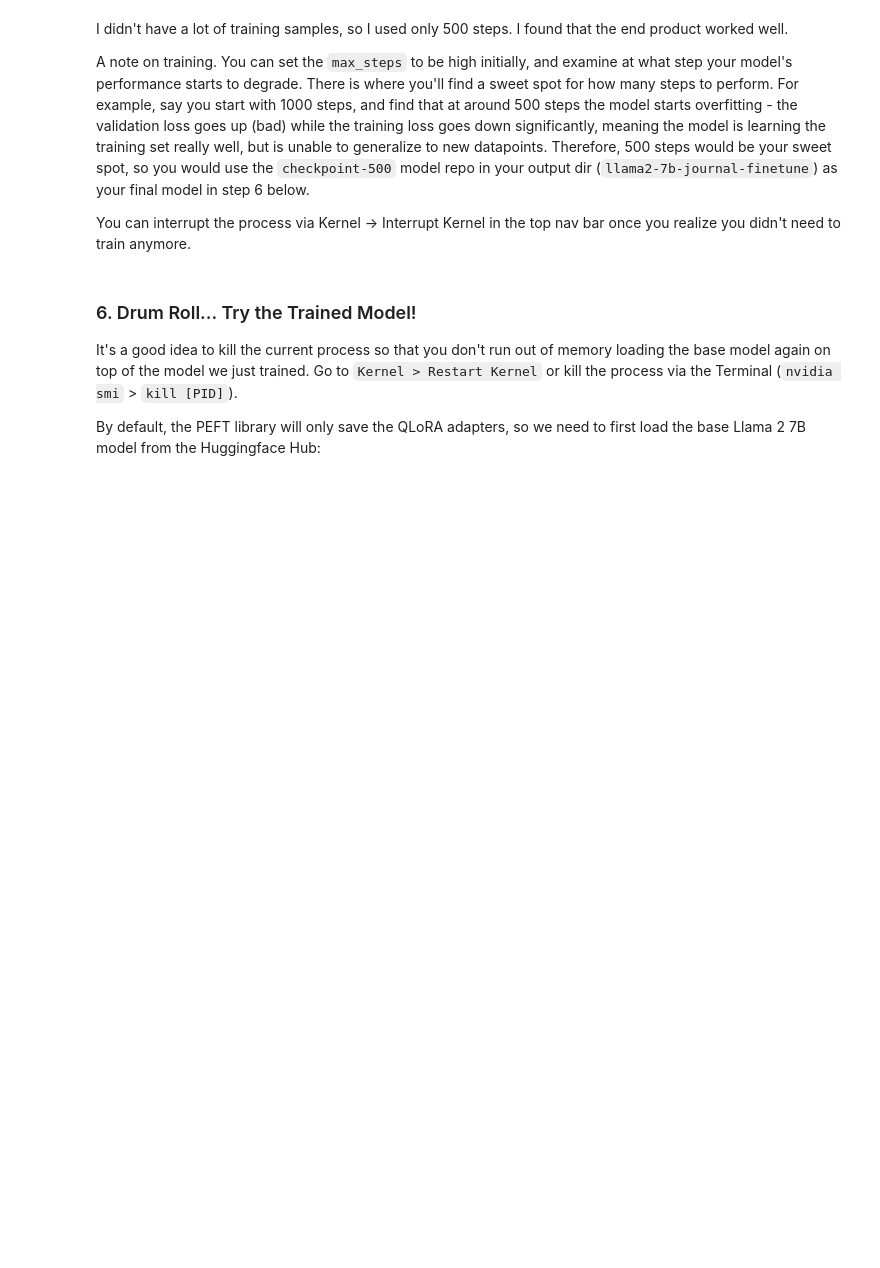
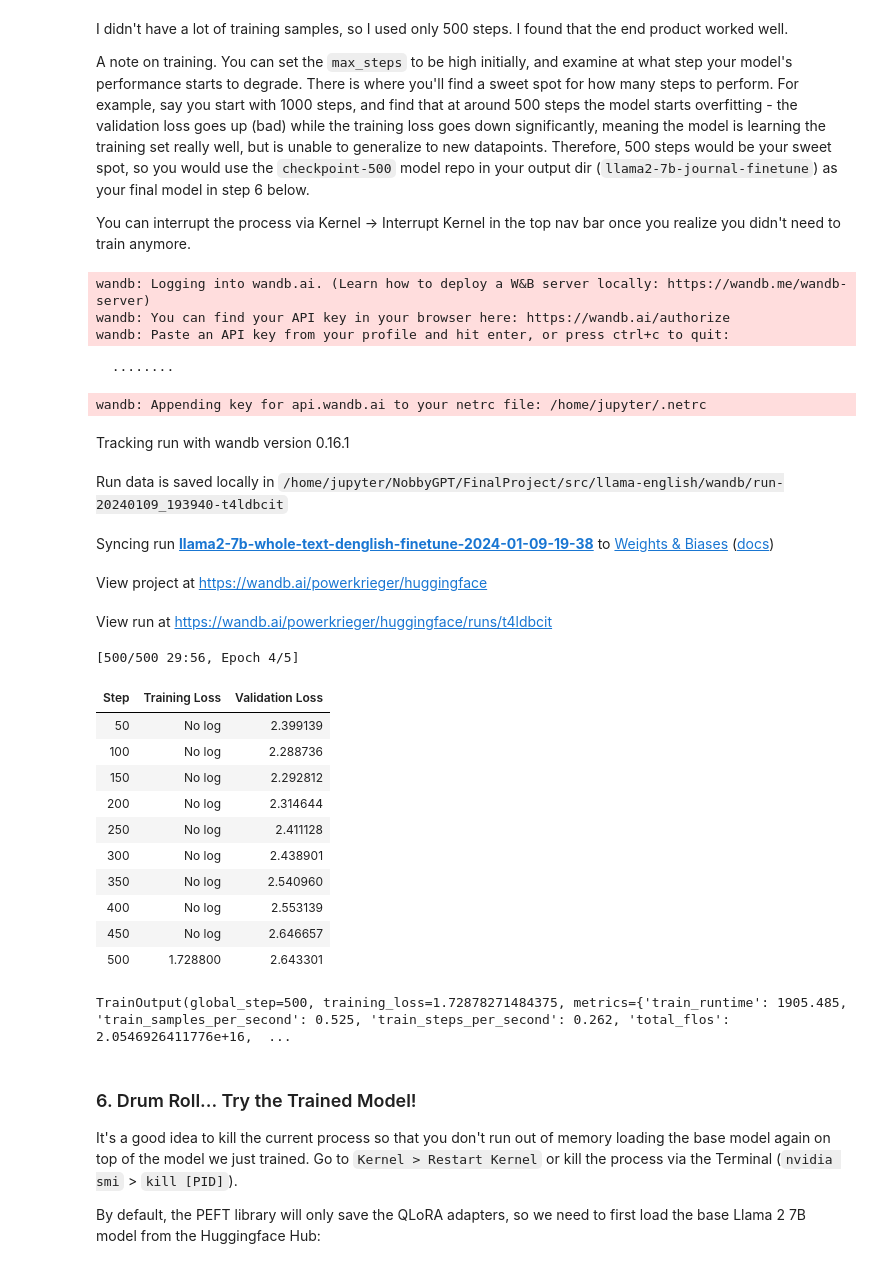
Before and after one commit to Powerkrieger/NobbyGPT, a Jupyter notebook: FinalProject/src/llama-english/brev_tutorial_llama2-finetune-own-data.ipynb, the cells around one changed output. Saved outputs shown, nothing was run; the diff lists cells and outputs as text; code cells hidden in the pictures; blank space fills up the shorter version.

Commit message:
update to running version

```diff
--- a/FinalProject/src/llama-english/brev_tutorial_llama2-finetune-own-data.ipynb
+++ b/FinalProject/src/llama-english/brev_tutorial_llama2-finetune-own-data.ipynb
@@ -92,3 +84,8 @@ eval_dataset = load_own_test_data # dont know if this is needed but just make so
+# %%
+from datasets import load_dataset
+
+train_dataset = load_dataset('json', data_files='../../Data/Training_Data/WeeveIE_Wikipedia/WeeveLVL4_J.json', split='train')
+eval_dataset = load_dataset('json', data_files='../../Data/Training_Data/WeeveIE_Wikipedia/WeeveLVL3_J.json', split='train')
 # %% [markdown]
 ### Formatting prompts
 Then create a formatting_func to structure training examples as prompts. In my case, my data was just notes like this:
@@ -178,7 +185,7 @@ I'm using my personal notes to train the model, and they vary greatly in length.
 # %% [markdown]
 Now let's tokenize again with padding and truncation, and set up the tokenize function to make labels and input_ids the same. This is basically what [self-supervised fine-tuning is](https://neptune.ai/blog/self-supervised-learning).
 # %%
-max_length = 512 # This was an appropriate max length for my dataset
+max_length = 256 # This was an appropriate max length for my dataset
 
 def generate_and_tokenize_prompt2(prompt):
     result = tokenizer(
@@ -321,33 +378,58 @@ output_dir = "./" + run_name
 tokenizer.pad_token = tokenizer.eos_token
 
 trainer = transformers.Trainer(
     model=model,
     train_dataset=tokenized_train_dataset,
     eval_dataset=tokenized_val_dataset,
     args=transformers.TrainingArguments(
         output_dir=output_dir,
         warmup_steps=1,
         per_device_train_batch_size=2,
         gradient_accumulation_steps=1,
         gradient_checkpointing=True,
         max_steps=500,
         learning_rate=2.5e-5, # Want a small lr for finetuning
         bf16=True,
+        use_reentrant=False,
         optim="paged_adamw_8bit",
         logging_dir="./logs",        # Directory for storing logs
         save_strategy="steps",       # Save the model checkpoint every logging step
         save_steps=50,                # Save checkpoints every 50 steps
         evaluation_strategy="steps", # Evaluate the model every logging step
         eval_steps=50,               # Evaluate and save checkpoints every 50 steps
         do_eval=True,                # Perform evaluation at the end of training
         report_to="wandb",           # Comment this out if you don't want to use weights & baises
         run_name=f"{run_name}-{datetime.now().strftime('%Y-%m-%d-%H-%M')}"          # Name of the W&B run (optional)
     ),
     data_collator=transformers.DataCollatorForLanguageModeling(tokenizer, mlm=False),
 )
 
 model.config.use_cache = False  # silence the warnings. Please re-enable for inference!
 trainer.train()
+# %% [output]
+wandb: Logging into wandb.ai. (Learn how to deploy a W&B server locally: https://wandb.me/wandb-server)
+wandb: You can find your API key in your browser here: https://wandb.ai/authorize
+wandb: Paste an API key from your profile and hit enter, or press ctrl+c to quit:
+  ········
+wandb: Appending key for api.wandb.ai to your netrc file: /home/jupyter/.netrc
+Tracking run with wandb version 0.16.1
+Run data is saved locally in /home/jupyter/NobbyGPT/FinalProject/src/llama-english/wandb/run-20240109_193940-t4ldbcit
+Syncing run llama2-7b-whole-text-denglish-finetune-2024-01-09-19-38 to Weights & Biases (docs)
+View project at https://wandb.ai/powerkrieger/huggingface
+View run at https://wandb.ai/powerkrieger/huggingface/runs/t4ldbcit
+[500/500 29:56, Epoch 4/5]
+| Step | Training Loss | Validation Loss |
+| 50 | No log | 2.399139 |
+| 100 | No log | 2.288736 |
+| 150 | No log | 2.292812 |
+| 200 | No log | 2.314644 |
+| 250 | No log | 2.411128 |
+| 300 | No log | 2.438901 |
+| 350 | No log | 2.540960 |
+| 400 | No log | 2.553139 |
+| 450 | No log | 2.646657 |
+| 500 | 1.728800 | 2.643301 |
+TrainOutput(global_step=500, training_loss=1.72878271484375, metrics={'train_runtime': 1905.485, 'train_samples_per_second': 0.525, 'train_steps_per_second': 0.262, 'total_flos': 2.0546926411776e+16,  ...
 # %% [markdown]
 ### 6. Drum Roll... Try the Trained Model!
 
```
Also changed, not shown: parts of 16 cells of this notebook.
